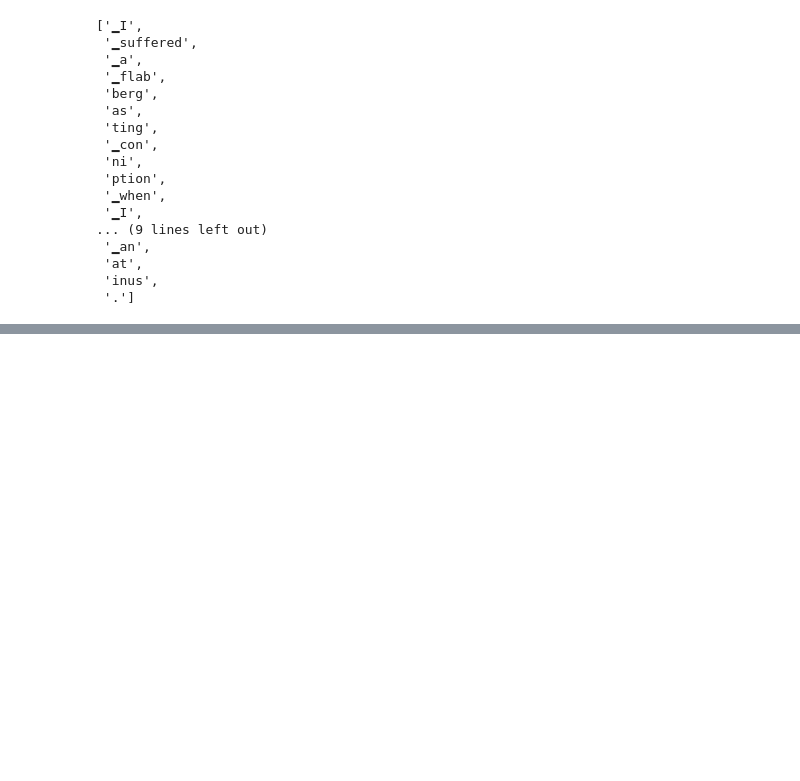
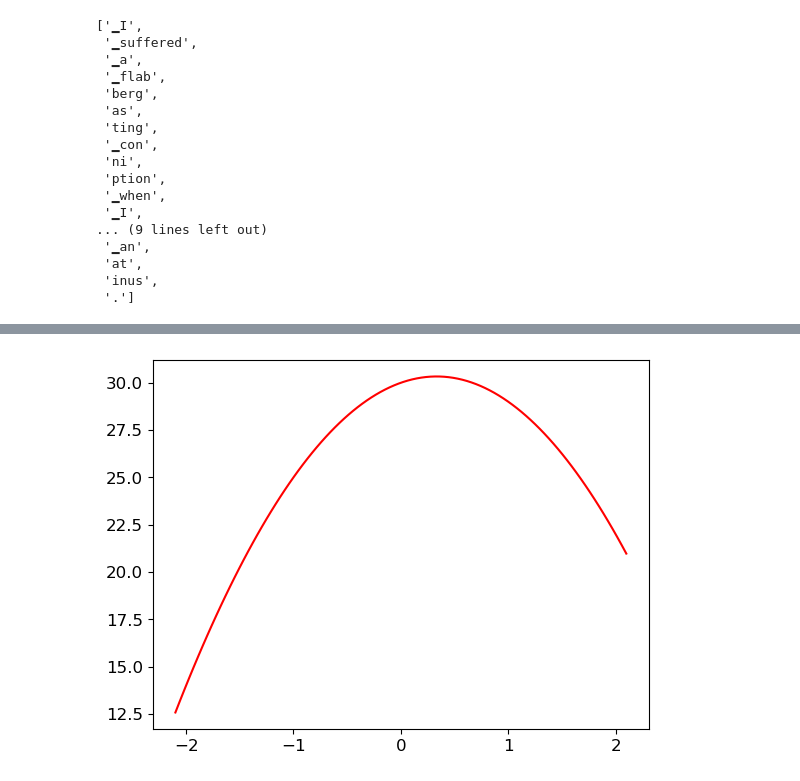
Before and after one commit to nglillywhite/blog, a Jupyter notebook: posts/2023-01-08-Fastai Chapter 4.ipynb, the cells around one changed output, grey strips where cells are left out. Drawn from its saved outputs; the diff is of its cells as text; code cells hidden in the pictures; blank space fills up the shorter version.

```diff
--- a/posts/2023-01-08-Fastai Chapter 4.ipynb
+++ b/posts/2023-01-08-Fastai Chapter 4.ipynb
@@ -149,0 +241,10 @@ tokeniser.tokenize("I suffered a flabbergasting conniption when I saw the spelli
+# %%
+def f(x): return -3*x**2 + 2*x + 30
+
+def plot_function(f, min=-2.1, max=2.1, color="r"):
+    x = np.linspace(min,max, 100)[:,None]
+    plt.plot(x, f(x), color)
+
+plot_function(f)
+# %% [output]
+[figure, added]
```
Also changed, not shown: parts of 31 cells of this notebook.
